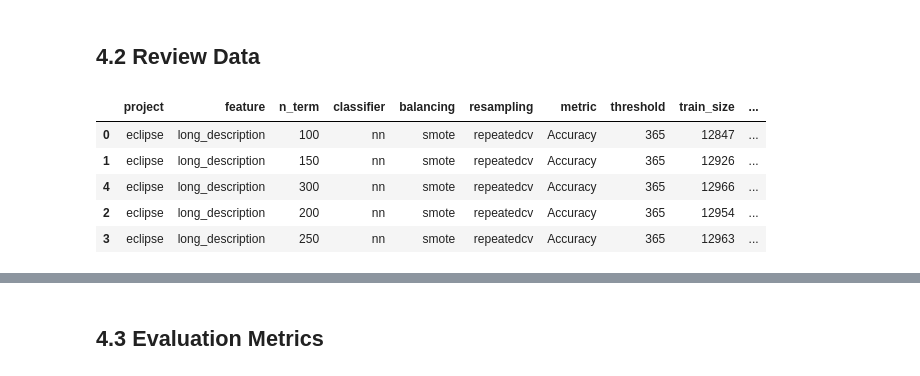
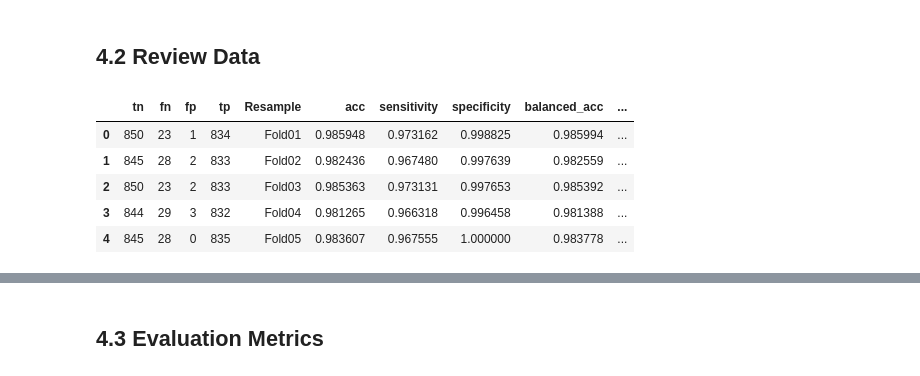
Before and after one commit to gomesluiz/long-lived-bug-predictor, a Jupyter notebook: notebooks/20200912_long_lived_prediction_rq4_data_analysis.ipynb, the cells around one changed output, grey strips where cells are left out. Drawn from its saved outputs; the diff is of its cells as text; code cells hidden in the pictures.

```diff
--- a/notebooks/20200912_long_lived_prediction_rq4_data_analysis.ipynb
+++ b/notebooks/20200912_long_lived_prediction_rq4_data_analysis.ipynb
@@ -293,12 +293,13 @@ s
 Every bug which its report have indicated that the number of days to resolve is less than or equal to **threshold fixed** was considered a **non-long lived bug** and that which the number of days to resolve is greater than this threshold was considered as a **long-live bug**.
 # %% [markdown]
 ## 4.2 Review Data
-# %%
-e2_metrics_data.sort_values('balanced_acc', ascending=False).head()
-# %% [output]
-|  | project | feature | n_term | classifier | balancing | resampling | metric | threshold | train_size | ... |
-| 0 | eclipse | long_description | 100 | nn | smote | repeatedcv | Accuracy | 365 | 12847 | ... |
-| 1 | eclipse | long_description | 150 | nn | smote | repeatedcv | Accuracy | 365 | 12926 | ... |
-| 4 | eclipse | long_description | 300 | nn | smote | repeatedcv | Accuracy | 365 | 12966 | ... |
-| 2 | eclipse | long_description | 200 | nn | smote | repeatedcv | Accuracy | 365 | 12954 | ... |
-| 3 | eclipse | long_description | 250 | nn | smote | repeatedcv | Accuracy | 365 | 12963 | ... |
+# %%
+eclipse_metrics_in_train = pd.read_csv("../output/data/20200913_r4_2b_predict_long_lived_bug_train_final.csv", sep=",")
+eclipse_metrics_in_train.head()
+# %% [output]
+|  | tn | fn | fp | tp | Resample | acc | sensitivity | specificity | balanced_acc | ... |
+| 0 | 850 | 23 | 1 | 834 | Fold01 | 0.985948 | 0.973162 | 0.998825 | 0.985994 | ... |
+| 1 | 845 | 28 | 2 | 833 | Fold02 | 0.982436 | 0.967480 | 0.997639 | 0.982559 | ... |
+| 2 | 850 | 23 | 2 | 833 | Fold03 | 0.985363 | 0.973131 | 0.997653 | 0.985392 | ... |
+| 3 | 844 | 29 | 3 | 832 | Fold04 | 0.981265 | 0.966318 | 0.996458 | 0.981388 | ... |
+| 4 | 845 | 28 | 0 | 835 | Fold05 | 0.983607 | 0.967555 | 1.000000 | 0.983778 | ... |
```
Also changed, not shown: parts of 7 cells of this notebook, 3 other files.
